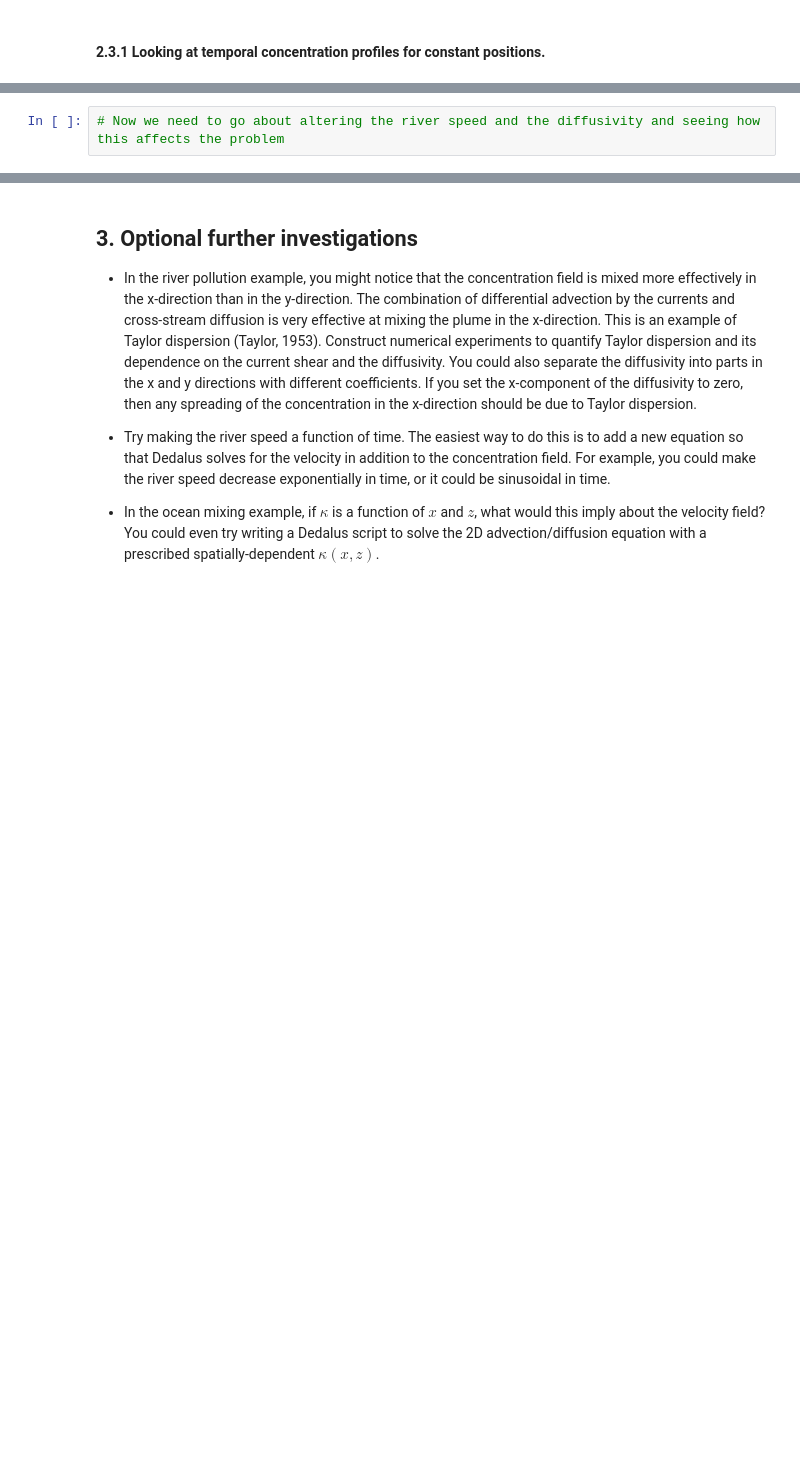
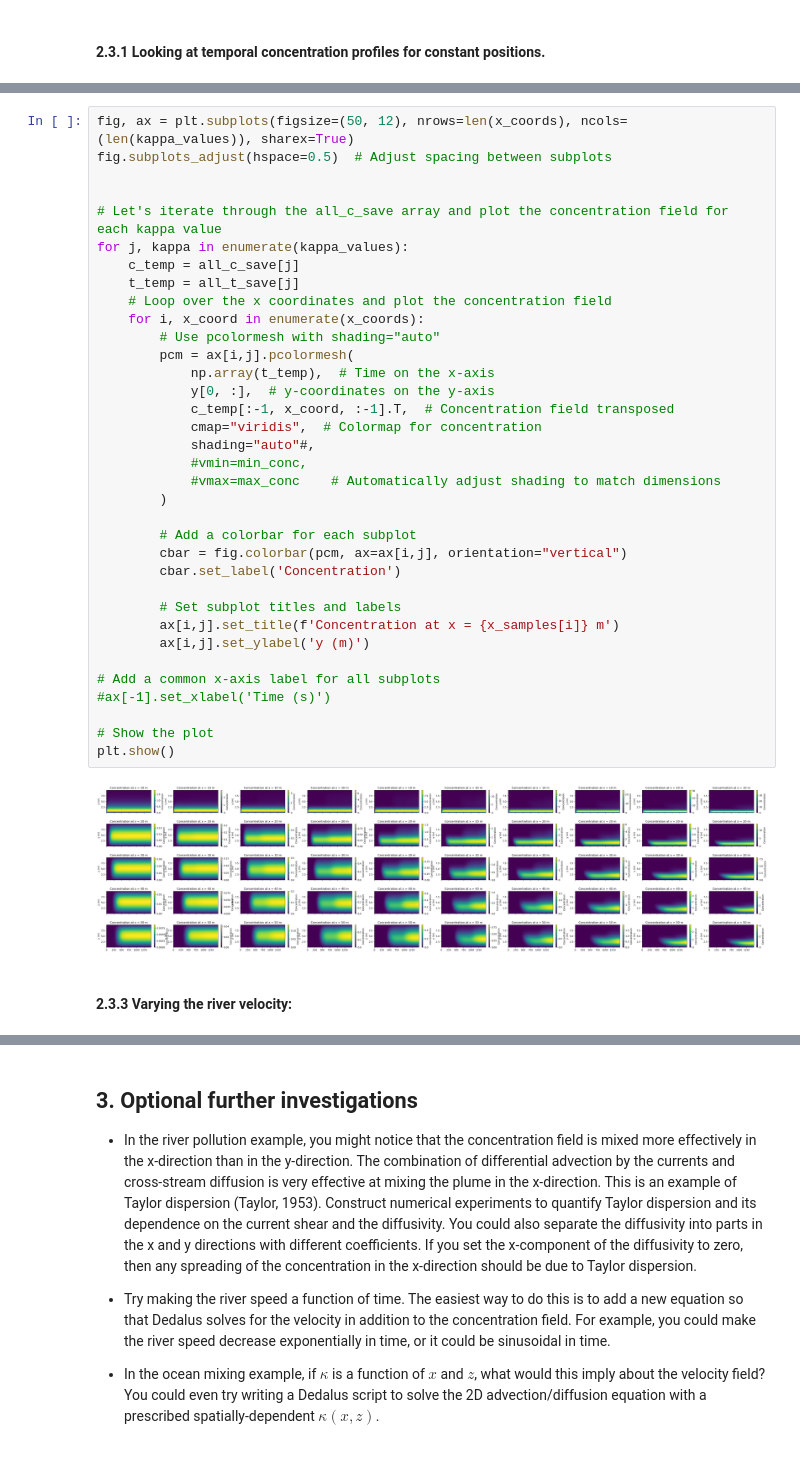
Before and after one commit to maxcharvey/QCES_LNM_projects, a Jupyter notebook: Project2_transport.ipynb, the cells around one changed output, grey strips where cells are left out. Drawn from its saved outputs; the diff is of its cells as text; blank space fills up the shorter version.

```diff
--- a/Project2_transport.ipynb
+++ b/Project2_transport.ipynb
@@ -1057,3 +1086,40 @@ plt.show()
 [figure]
-# %%
-# Now we need to go about altering the river speed and the diffusivity and seeing how this affects the problem
+# %%
+fig, ax = plt.subplots(figsize=(50, 12), nrows=len(x_coords), ncols=(len(kappa_values)), sharex=True)
+fig.subplots_adjust(hspace=0.5)  # Adjust spacing between subplots
+
+
+# Let's iterate through the all_c_save array and plot the concentration field for each kappa value
+for j, kappa in enumerate(kappa_values):
+    c_temp = all_c_save[j]
+    t_temp = all_t_save[j]
+    # Loop over the x coordinates and plot the concentration field
+    for i, x_coord in enumerate(x_coords):
+        # Use pcolormesh with shading="auto"
+        pcm = ax[i,j].pcolormesh(
+            np.array(t_temp),  # Time on the x-axis
+            y[0, :],  # y-coordinates on the y-axis
+            c_temp[:-1, x_coord, :-1].T,  # Concentration field transposed
+            cmap="viridis",  # Colormap for concentration
+            shading="auto"#,
+            #vmin=min_conc,
+            #vmax=max_conc    # Automatically adjust shading to match dimensions
+        )
+
+        # Add a colorbar for each subplot
+        cbar = fig.colorbar(pcm, ax=ax[i,j], orientation="vertical")
+        cbar.set_label('Concentration')
+
+        # Set subplot titles and labels
+        ax[i,j].set_title(f'Concentration at x = {x_samples[i]} m')
+        ax[i,j].set_ylabel('y (m)')
+
+# Add a common x-axis label for all subplots
+#ax[-1].set_xlabel('Time (s)')
+
+# Show the plot
+plt.show()
+# %% [output]
+[figure, added]
+# %% [markdown]
+#### 2.3.3 Varying the river velocity:
```
Also changed, not shown: parts of 15 cells of this notebook, 2 other files.
